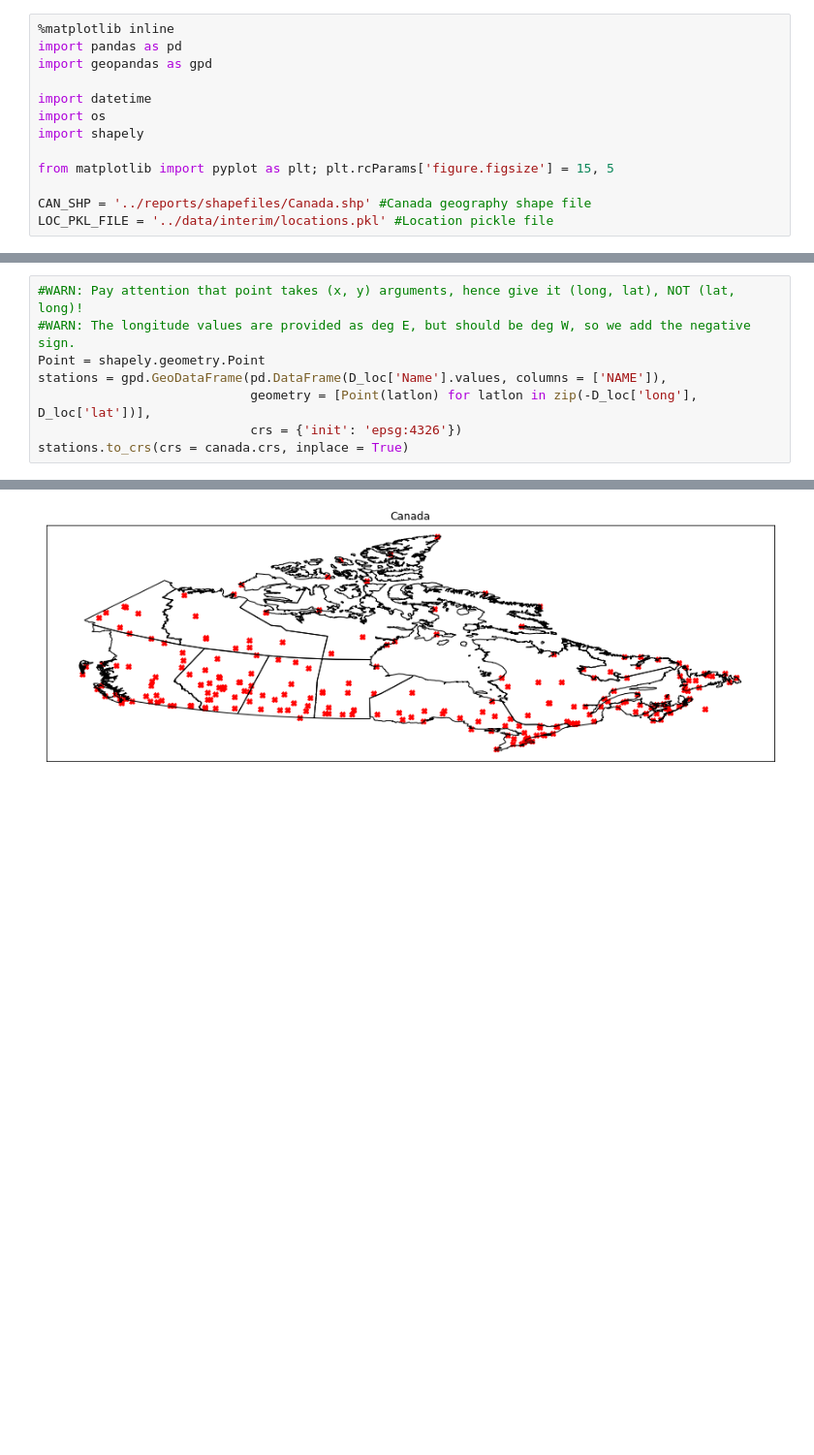
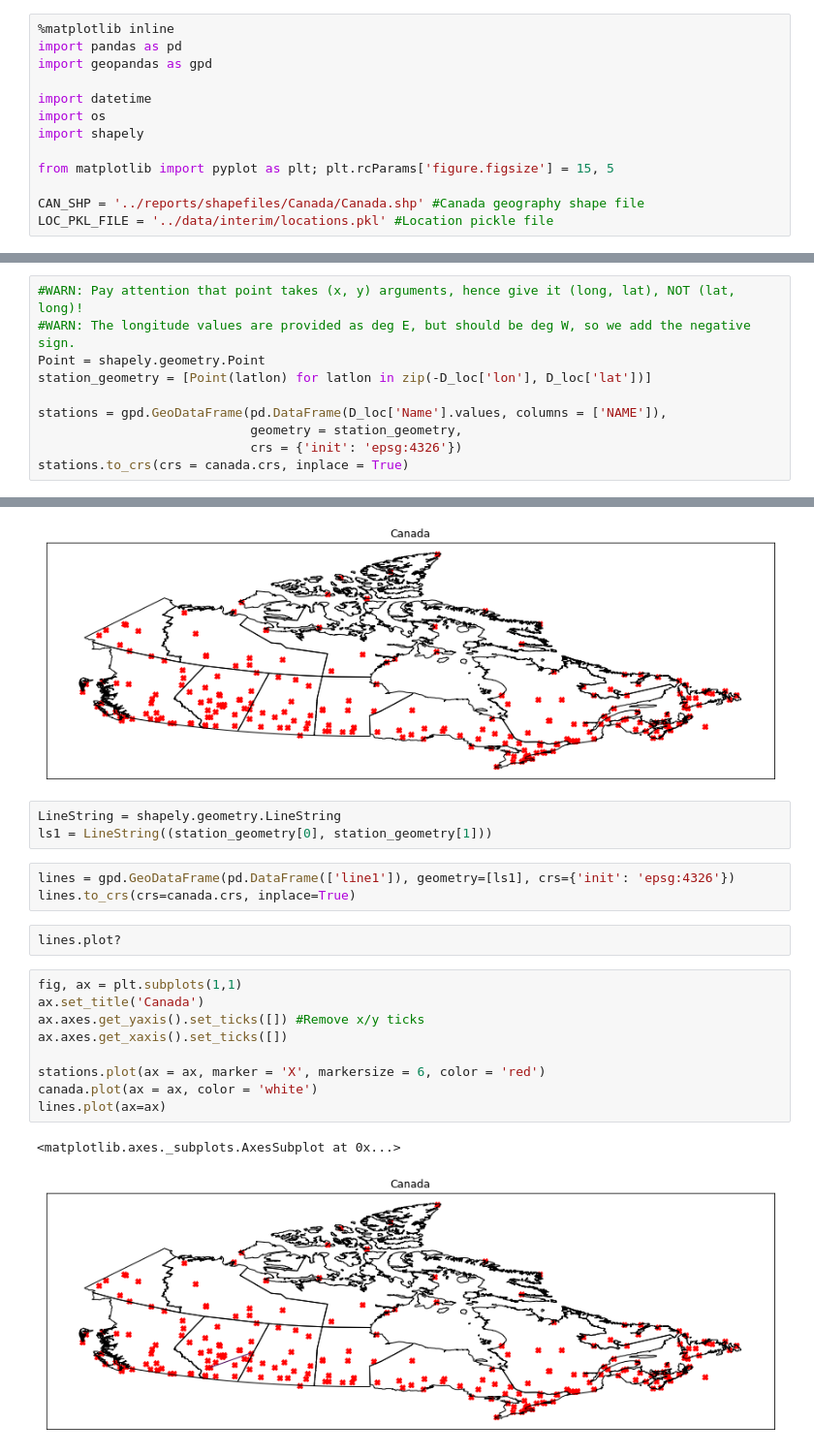
Before and after one commit to RJTK/dwglasso_cweeds, a Jupyter notebook: notebooks/plot_stations.ipynb, the cells around one changed output, grey strips where cells are left out. Shown at 97% size. Drawn from its saved outputs; the diff is of its cells as text; blank space fills up the shorter version.

```diff
--- a/notebooks/plot_stations.ipynb
+++ b/notebooks/plot_stations.ipynb
@@ -9,7 +9,7 @@ import shapely
 
 from matplotlib import pyplot as plt; plt.rcParams['figure.figsize'] = 15, 5
 
-CAN_SHP = '../reports/shapefiles/Canada.shp' #Canada geography shape file
+CAN_SHP = '../reports/shapefiles/Canada/Canada.shp' #Canada geography shape file
 LOC_PKL_FILE = '../data/interim/locations.pkl' #Location pickle file
 # %%
 canada = gpd.read_file(CAN_SHP)
@@ -56,8 +54,10 @@ D_loc.head()
 #WARN: Pay attention that point takes (x, y) arguments, hence give it (long, lat), NOT (lat, long)!
 #WARN: The longitude values are provided as deg E, but should be deg W, so we add the negative sign.
 Point = shapely.geometry.Point
+station_geometry = [Point(latlon) for latlon in zip(-D_loc['lon'], D_loc['lat'])]
+
 stations = gpd.GeoDataFrame(pd.DataFrame(D_loc['Name'].values, columns = ['NAME']),
-                            geometry = [Point(latlon) for latlon in zip(-D_loc['long'], D_loc['lat'])],
+                            geometry = station_geometry,
                             crs = {'init': 'epsg:4326'})
 stations.to_crs(crs = canada.crs, inplace = True)
 # %%
@@ -80,3 +80,23 @@ canada.plot(ax = ax, color = 'white')
 # %% [output]
 <matplotlib.axes._subplots.AxesSubplot at 0x...>
 [figure]
+# %%
+LineString = shapely.geometry.LineString
+ls1 = LineString((station_geometry[0], station_geometry[1]))
+# %%
+lines = gpd.GeoDataFrame(pd.DataFrame(['line1']), geometry=[ls1], crs={'init': 'epsg:4326'})
+lines.to_crs(crs=canada.crs, inplace=True)
+# %%
+lines.plot?
+# %%
+fig, ax = plt.subplots(1,1)
+ax.set_title('Canada')
+ax.axes.get_yaxis().set_ticks([]) #Remove x/y ticks
+ax.axes.get_xaxis().set_ticks([])
+
+stations.plot(ax = ax, marker = 'X', markersize = 6, color = 'red')
+canada.plot(ax = ax, color = 'white')
+lines.plot(ax=ax)
+# %% [output]
+<matplotlib.axes._subplots.AxesSubplot at 0x...>
+[figure, added]
```
Also changed, not shown: parts of 3 cells of this notebook, 6 other files.
